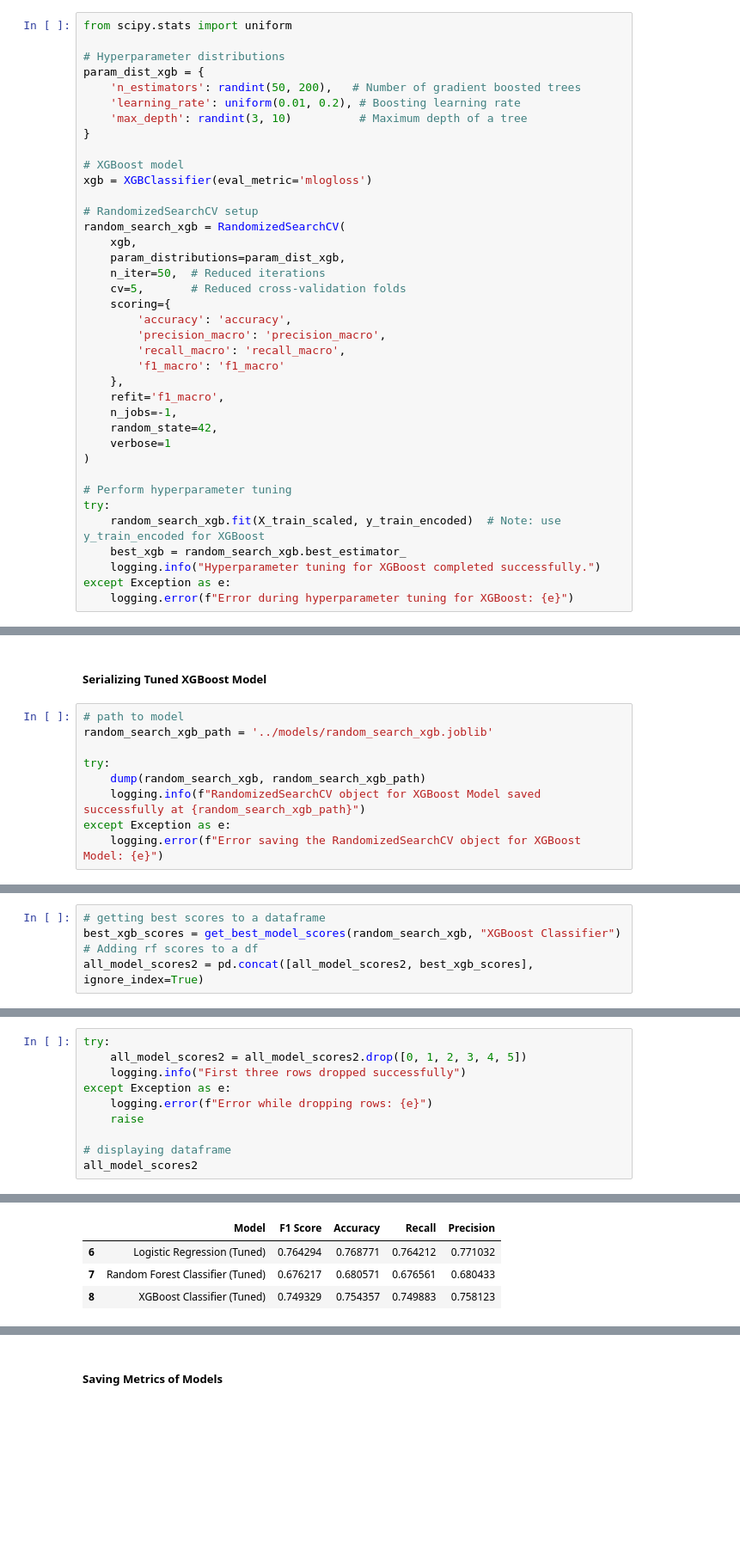
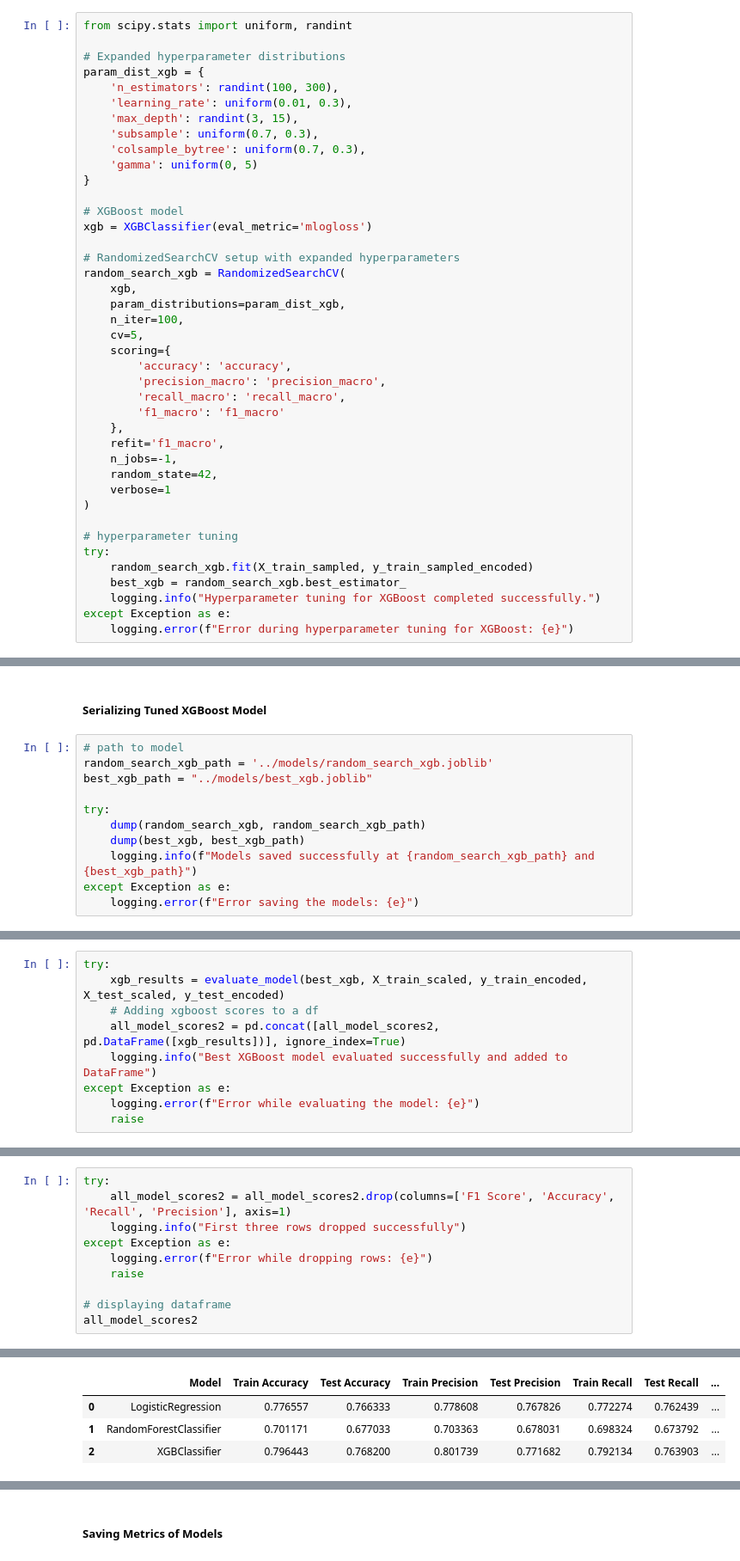
Before and after one commit to CamiloDS16/nlp-sentiment-analysis-X-csupport, a Jupyter notebook: notebooks/text-preprocessing-modeling.ipynb, the cells around one changed output, grey strips where cells are left out. Shown at 86% size. Saved outputs shown, nothing was run; the diff lists cells and outputs as text; blank space fills up the shorter version.

Commit message:
updated notebooks, updated hyperparameter tunning and performance metrics

```diff
--- a/notebooks/text-preprocessing-modeling.ipynb
+++ b/notebooks/text-preprocessing-modeling.ipynb
@@ -615,22 +626,25 @@ all_model_scores2 = pd.concat([all_model_scores2, best_rf_scores], ignore_index=
 # %%
-from scipy.stats import uniform
+from scipy.stats import uniform, randint
 
-# Hyperparameter distributions
+# Expanded hyperparameter distributions
 param_dist_xgb = {
-    'n_estimators': randint(50, 200),   # Number of gradient boosted trees
-    'learning_rate': uniform(0.01, 0.2), # Boosting learning rate
-    'max_depth': randint(3, 10)          # Maximum depth of a tree
+    'n_estimators': randint(100, 300),
+    'learning_rate': uniform(0.01, 0.3),
+    'max_depth': randint(3, 15),
+    'subsample': uniform(0.7, 0.3),
+    'colsample_bytree': uniform(0.7, 0.3),
+    'gamma': uniform(0, 5)
 }
 
 # XGBoost model
 xgb = XGBClassifier(eval_metric='mlogloss')
 
-# RandomizedSearchCV setup
+# RandomizedSearchCV setup with expanded hyperparameters
 random_search_xgb = RandomizedSearchCV(
     xgb,
     param_distributions=param_dist_xgb,
-    n_iter=50,  # Reduced iterations
-    cv=5,       # Reduced cross-validation folds
+    n_iter=100,
+    cv=5,
     scoring={
         'accuracy': 'accuracy',
         'precision_macro': 'precision_macro',
@@ -643,9 +657,9 @@ random_search_xgb = RandomizedSearchCV(
     verbose=1
 )
 
-# Perform hyperparameter tuning
+# hyperparameter tuning
 try:
-    random_search_xgb.fit(X_train_scaled, y_train_encoded)  # Note: use y_train_encoded for XGBoost
+    random_search_xgb.fit(X_train_sampled, y_train_sampled_encoded)
     best_xgb = random_search_xgb.best_estimator_
     logging.info("Hyperparameter tuning for XGBoost completed successfully.")
 except Exception as e:
@@ -659,10 +672,12 @@ Fitting 5 folds for each of 50 candidates, totalling 250 fits
 # %%
 # path to model
 random_search_xgb_path = '../models/random_search_xgb.joblib'
+best_xgb_path = "../models/best_xgb.joblib"
 
 try:
     dump(random_search_xgb, random_search_xgb_path)
-    logging.info(f"RandomizedSearchCV object for XGBoost Model saved successfully at {random_search_xgb_path}")
+    dump(best_xgb, best_xgb_path)
+    logging.info(f"Models saved successfully at {random_search_xgb_path} and {best_xgb_path}")
 except Exception as e:
-    logging.error(f"Error saving the RandomizedSearchCV object for XGBoost Model: {e}")
+    logging.error(f"Error saving the models: {e}")
 # %% [output]
@@ -670,5 +684,0 @@ except Exception as e:
-# %%
-# getting best scores to a dataframe
-best_xgb_scores = get_best_model_scores(random_search_xgb, "XGBoost Classifier")
-# Adding rf scores to a df
-all_model_scores2 = pd.concat([all_model_scores2, best_xgb_scores], ignore_index=True)
@@ -676,0 +685,9 @@ all_model_scores2 = pd.concat([all_model_scores2, best_xgb_scores], ignore_index
+# %%
+try:
+    xgb_results = evaluate_model(best_xgb, X_train_scaled, y_train_encoded, X_test_scaled, y_test_encoded)
+    # Adding xgboost scores to a df
+    all_model_scores2 = pd.concat([all_model_scores2, pd.DataFrame([xgb_results])], ignore_index=True)
+    logging.info("Best XGBoost model evaluated successfully and added to DataFrame")
+except Exception as e:
+    logging.error(f"Error while evaluating the model: {e}")
+    raise
@@ -677,6 +698,6 @@ all_model_scores2 = pd.concat([all_model_scores2, best_xgb_scores], ignore_index
 # %%
 try:
-    all_model_scores2 = all_model_scores2.drop([0, 1, 2, 3, 4, 5])
+    all_model_scores2 = all_model_scores2.drop(columns=['F1 Score', 'Accuracy', 'Recall', 'Precision'], axis=1)
     logging.info("First three rows dropped successfully")
 except Exception as e:
     logging.error(f"Error while dropping rows: {e}")
@@ -689,4 +710,4 @@ all_model_scores2
-|  | Model | F1 Score | Accuracy | Recall | Precision |
-| 6 | Logistic Regression (Tuned) | 0.764294 | 0.768771 | 0.764212 | 0.771032 |
-| 7 | Random Forest Classifier (Tuned) | 0.676217 | 0.680571 | 0.676561 | 0.680433 |
-| 8 | XGBoost Classifier (Tuned) | 0.749329 | 0.754357 | 0.749883 | 0.758123 |
+|  | Model | Train Accuracy | Test Accuracy | Train Precision | Test Precision | Train Recall | Test Recall | ... |
+| 0 | LogisticRegression | 0.776557 | 0.766333 | 0.778608 | 0.767826 | 0.772274 | 0.762439 | ... |
+| 1 | RandomForestClassifier | 0.701171 | 0.677033 | 0.703363 | 0.678031 | 0.698324 | 0.673792 | ... |
+| 2 | XGBClassifier | 0.796443 | 0.768200 | 0.801739 | 0.771682 | 0.792134 | 0.763903 | ... |
```
Also changed, not shown: parts of 53 cells of this notebook, 14 other files.
